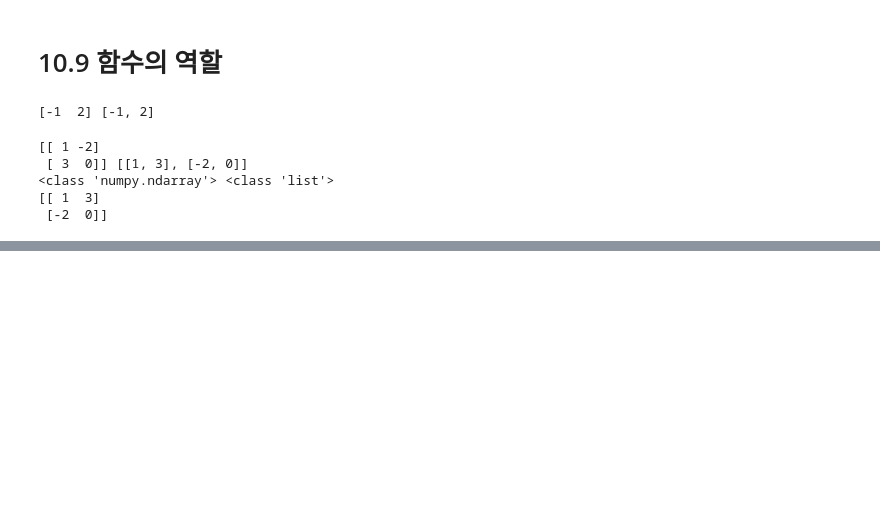
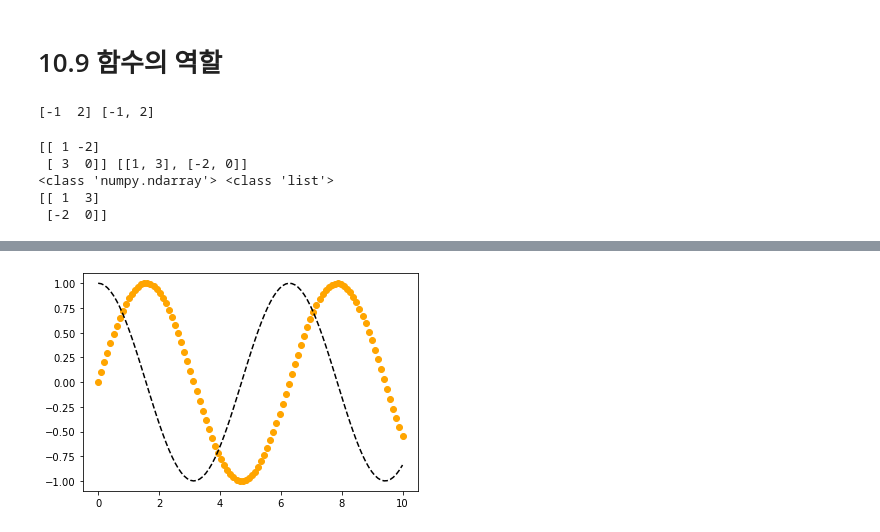
Before and after one commit to hyunyee/sba_modu, a Jupyter notebook: aiffel_code#9~#12.ipynb, the cells around one changed output, grey strips where cells are left out. Cells and saved outputs as stored; diff of their text form; code cells hidden in the pictures; blank space fills up the shorter version.

```diff
--- a/aiffel_code#9~#12.ipynb
+++ b/aiffel_code#9~#12.ipynb
@@ -118,0 +230,9 @@ print(np.array(A1))
+# %%
+import numpy as np
+x = np.linspace(0, 10, 100) # linspace(start, stop, num(개수))로 사용되며 지정한 숫자사이에 일정한 간격으로 원하는 개수만큼 숫자를 생성
+# %%
+plt.plot(x, np.sin(x), 'o', color='orange')
+plt.plot(x, np.cos(x), '--', color='black')
+plt.show()
+# %% [output]
+[figure, added]
```
Also changed, not shown: parts of 22 cells of this notebook, 2 other files.
